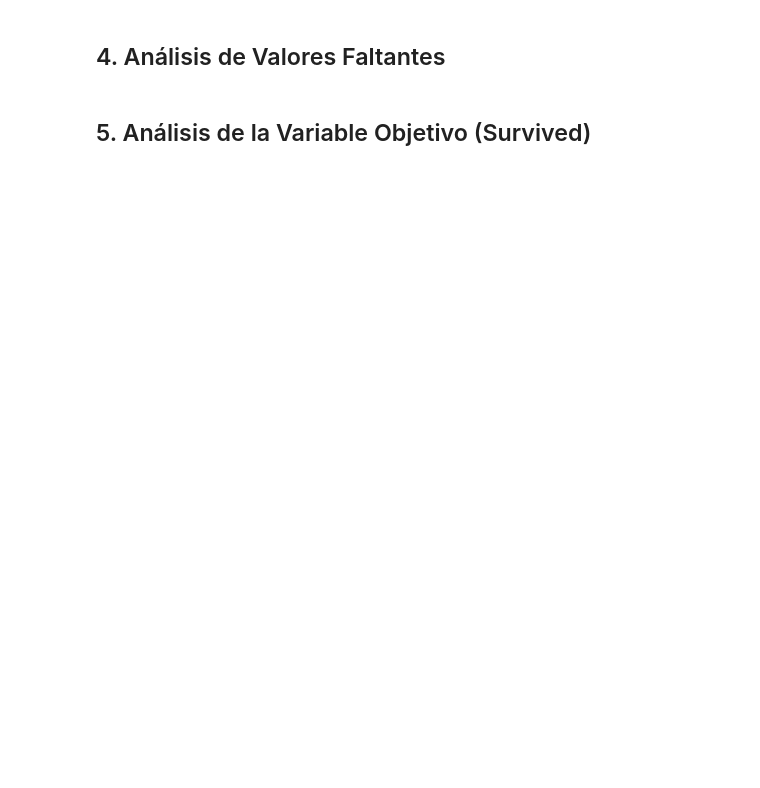
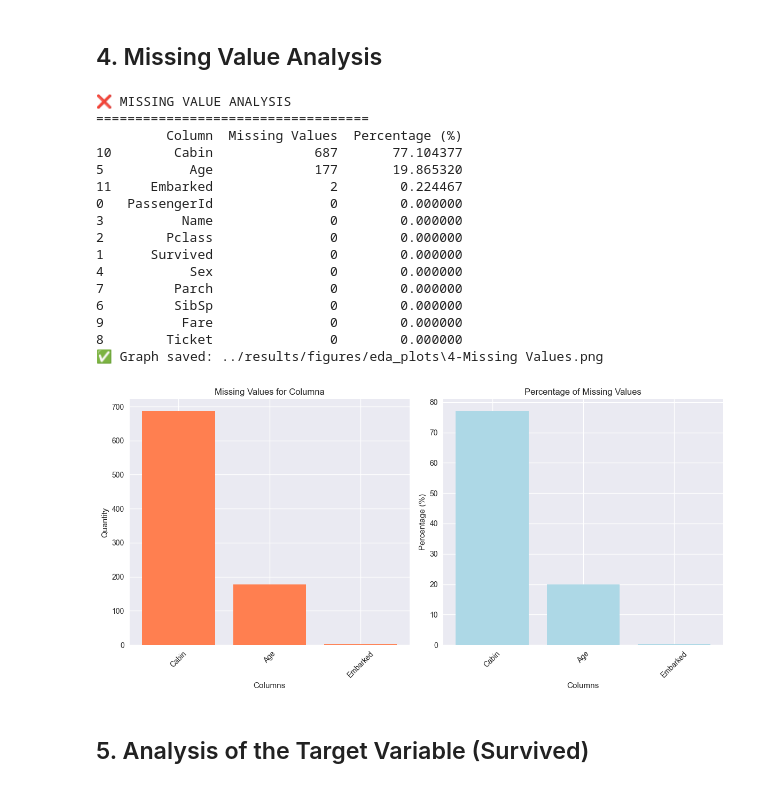
Before and after one commit to YahwthaniMG/SG1_Team3_ML, a Jupyter notebook: notebooks/01_exploratory_data_analysis.ipynb, the cells around one changed output. Drawn from its saved outputs; the diff is of its cells as text; code cells hidden in the pictures; blank space fills up the shorter version.

```diff
--- a/notebooks/01_exploratory_data_analysis.ipynb
+++ b/notebooks/01_exploratory_data_analysis.ipynb
@@ -68,50 +94,68 @@ print(df.head())
 # %% [markdown]
-## 4. Análisis de Valores Faltantes
+## 4. Missing Value Analysis
 # %%
-print("\n❌ ANÁLISIS DE VALORES FALTANTES")
+print("\n❌ MISSING VALUE ANALYSIS")
 print("=" * 35)
 
 missing_data = df.isnull().sum()
 missing_percent = (missing_data / len(df)) * 100
 
 missing_df = pd.DataFrame(
     {
-        "Columna": missing_data.index,
-        "Valores Faltantes": missing_data.values,
-        "Porcentaje (%)": missing_percent.values,
+        "Column": missing_data.index,
+        "Missing Values": missing_data.values,
+        "Percentage (%)": missing_percent.values,
     }
-).sort_values("Valores Faltantes", ascending=False)
+).sort_values("Missing Values", ascending=False)
 
 print(missing_df)
 
-# Visualización de valores faltantes
+# Display of missing values
 plt.figure(figsize=(12, 6))
 plt.subplot(1, 2, 1)
-missing_df_filtered = missing_df[missing_df["Valores Faltantes"] > 0]
+missing_df_filtered = missing_df[missing_df["Missing Values"] > 0]
 plt.bar(
-    missing_df_filtered["Columna"],
-    missing_df_filtered["Valores Faltantes"],
+    missing_df_filtered["Column"],
+    missing_df_filtered["Missing Values"],
     color="coral",
 )
-plt.title("Valores Faltantes por Columna")
-plt.xlabel("Columnas")
-plt.ylabel("Cantidad")
+plt.title("Missing Values for Columna")
+plt.xlabel("Columns")
+plt.ylabel("Quantity")
 plt.xticks(rotation=45)
 
 plt.subplot(1, 2, 2)
 plt.bar(
-    missing_df_filtered["Columna"],
-    missing_df_filtered["Porcentaje (%)"],
+    missing_df_filtered["Column"],
+    missing_df_filtered["Percentage (%)"],
     color="lightblue",
 )
-plt.title("Porcentaje de Valores Faltantes")
-plt.xlabel("Columnas")
-plt.ylabel("Porcentaje (%)")
+plt.title("Percentage of Missing Values")
+plt.xlabel("Columns")
+plt.ylabel("Percentage (%)")
 plt.xticks(rotation=45)
 
 plt.tight_layout()
-save_current_plot("4-Valores Faltantes", "../results/figures/eda_plots")
+save_current_plot("4-Missing Values", "../results/figures/eda_plots")
 plt.show()
+# %% [output]
+❌ MISSING VALUE ANALYSIS
+===================================
+         Column  Missing Values  Percentage (%)
+10        Cabin             687       77.104377
+5           Age             177       19.865320
+11     Embarked               2        0.224467
+0   PassengerId               0        0.000000
+3          Name               0        0.000000
+2        Pclass               0        0.000000
+1      Survived               0        0.000000
+4           Sex               0        0.000000
+7         Parch               0        0.000000
+6         SibSp               0        0.000000
+9          Fare               0        0.000000
+8        Ticket               0        0.000000
+✅ Graph saved: ../results/figures/eda_plots\4-Missing Values.png
+[figure, added]
 # %% [markdown]
-## 5. Análisis de la Variable Objetivo (Survived)
+## 5. Analysis of the Target Variable (Survived)
 # %%
```
Also changed, not shown: parts of 26 cells of this notebook, 18 other files.
